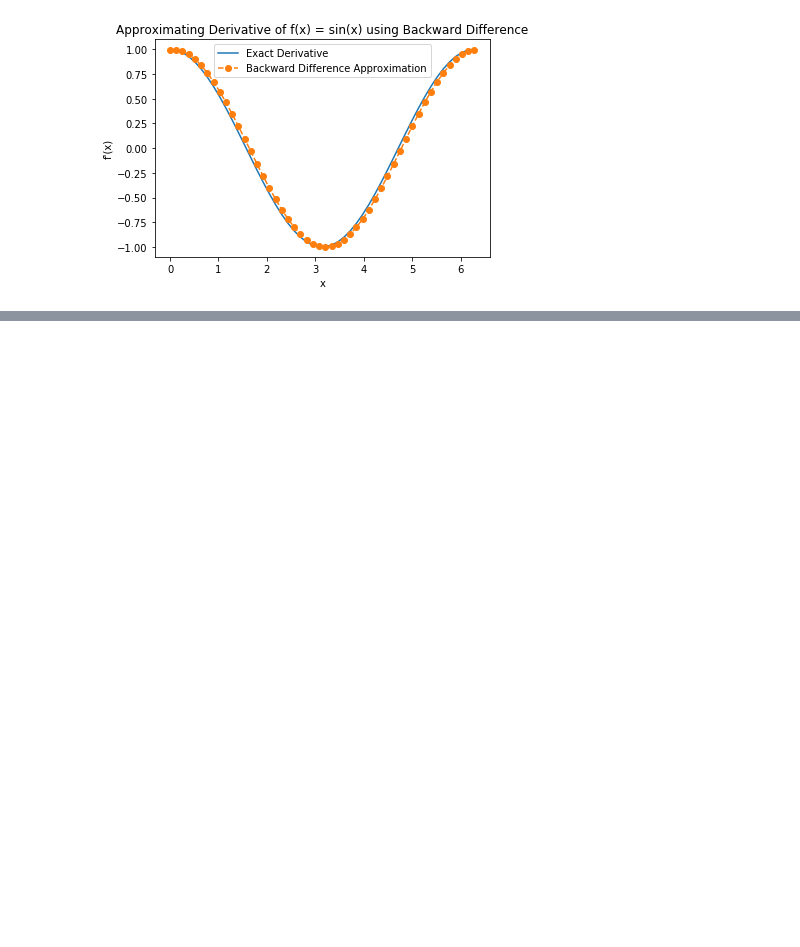
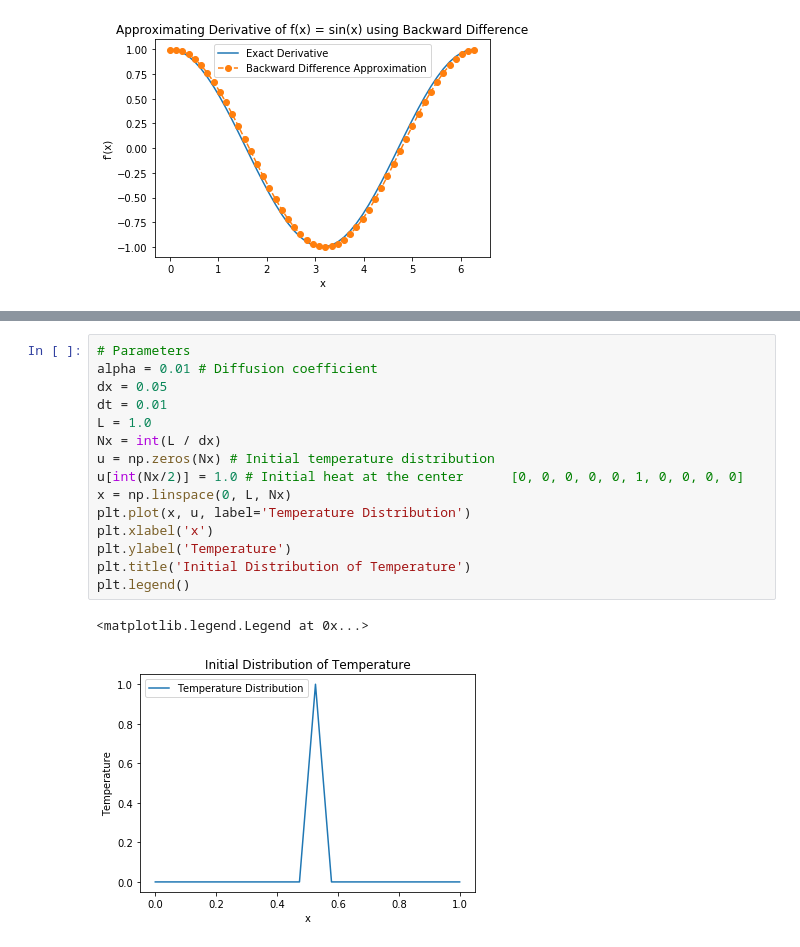
Before and after one commit to rithikabakshi/coe311k, a Jupyter notebook: classwork/sampleCode/discretization.ipynb, the cells around one changed output, grey strips where cells are left out. Saved outputs shown, nothing was run; the diff lists cells and outputs as text; blank space fills up the shorter version.

```diff
--- a/classwork/sampleCode/discretization.ipynb
+++ b/classwork/sampleCode/discretization.ipynb
@@ -80,0 +114,18 @@ plt.show()
+# %%
+# Parameters
+alpha = 0.01 # Diffusion coefficient
+dx = 0.05
+dt = 0.01
+L = 1.0
+Nx = int(L / dx)
+u = np.zeros(Nx) # Initial temperature distribution
+u[int(Nx/2)] = 1.0 # Initial heat at the center      [0, 0, 0, 0, 0, 1, 0, 0, 0, 0]
+x = np.linspace(0, L, Nx)
+plt.plot(x, u, label='Temperature Distribution')
+plt.xlabel('x')
+plt.ylabel('Temperature')
+plt.title('Initial Distribution of Temperature')
+plt.legend()
+# %% [output]
+<matplotlib.legend.Legend at 0x...>
+[figure, added]
```
Also changed, not shown: parts of 7 cells of this notebook, 1 other file.
